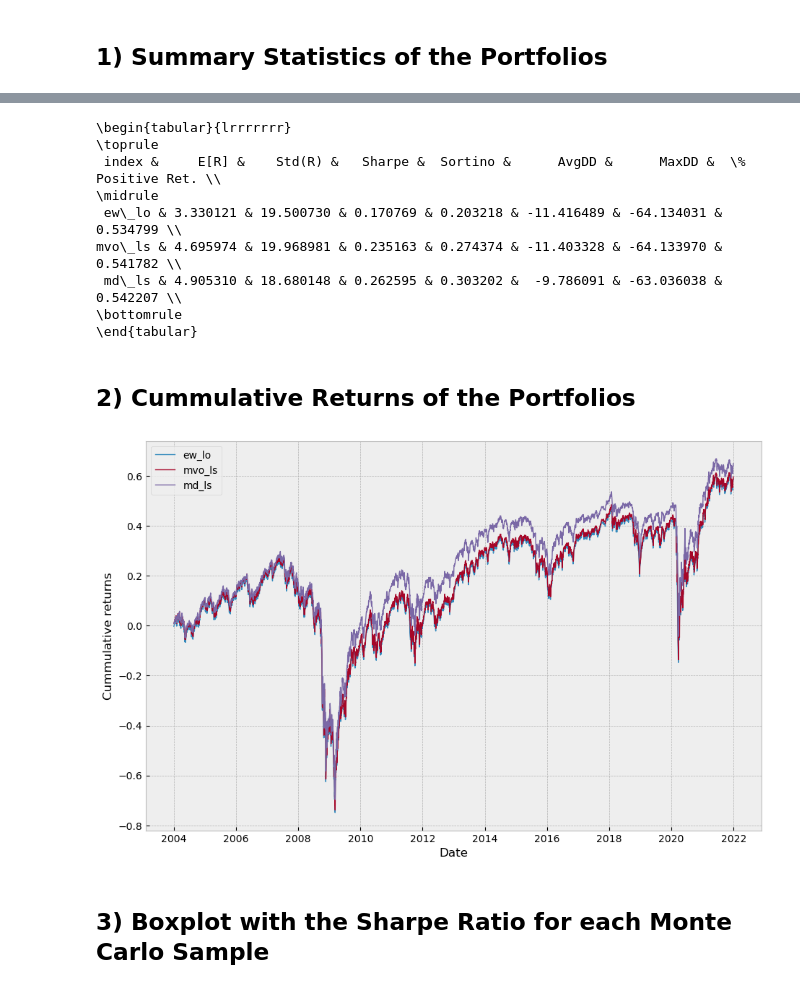
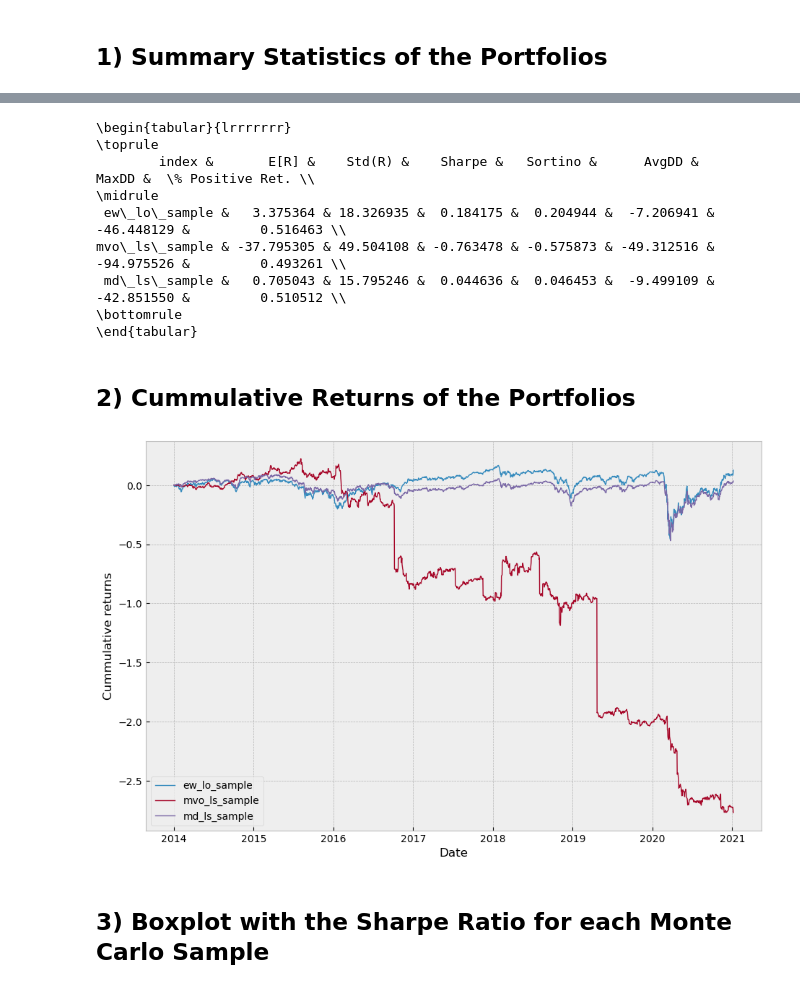
Before and after one commit to dcuoliveira/graph-portfolio-opt, a Jupyter notebook: src/results_report.ipynb, the cells around one changed output, grey strips where cells are left out. Saved outputs shown, nothing was run; the diff lists cells and outputs as text; code cells hidden in the pictures.

```diff
--- a/src/results_report.ipynb
+++ b/src/results_report.ipynb
@@ -11,7 +11,7 @@ from utils.diagnostics import compute_summary_statistics
 plt.style.use('bmh')
 plt.rcParams['lines.linewidth'] = 1
 # %%
-model_names = ["ew_lo", "mvo_ls", "md_ls"]
+model_names = ["ew_lo_sample", "mvo_ls_sample", "md_ls_sample"]
 stats_order = ["E[R]", "Std(R)", "Sharpe", "Sortino", "AvgDD", "MaxDD", "% Positive Ret."]
 # %%
 def aggregate_results(path):
@@ -72,11 +72,11 @@ print(all_stats_df.reset_index().to_latex(index=False))
 # %% [output]
 \begin{tabular}{lrrrrrrr}
 \toprule
- index &     E[R] &    Std(R) &   Sharpe &  Sortino &      AvgDD &      MaxDD &  \% Positive Ret. \\
+        index &       E[R] &    Std(R) &    Sharpe &   Sortino &      AvgDD &      MaxDD &  \% Positive Ret. \\
 \midrule
- ew\_lo & 3.330121 & 19.500730 & 0.170769 & 0.203218 & -11.416489 & -64.134031 &         0.534799 \\
-mvo\_ls & 4.695974 & 19.968981 & 0.235163 & 0.274374 & -11.403328 & -64.133970 &         0.541782 \\
- md\_ls & 4.905310 & 18.680148 & 0.262595 & 0.303202 &  -9.786091 & -63.036038 &         0.542207 \\
+ ew\_lo\_sample &   3.375364 & 18.326935 &  0.184175 &  0.204944 &  -7.206941 & -46.448129 &         0.516463 \\
+mvo\_ls\_sample & -37.795305 & 49.504108 & -0.763478 & -0.575873 & -49.312516 & -94.975526 &         0.493261 \\
+ md\_ls\_sample &   0.705043 & 15.795246 &  0.044636 &  0.046453 &  -9.499109 & -42.851550 &         0.510512 \\
 \bottomrule
 \end{tabular}
 # %% [markdown]
@@ -84,18 +84,18 @@ mvo\_ls & 4.695974 & 19.968981 & 0.235163 & 0.274374 & -11.403328 & -64.133970 &
 # %%
 
 fig, ax = plt.subplots(figsize=(11, 7))
 for model in model_names:
     summary_df = all_summary_df.loc[all_summary_df["model"] == model]
-    cum_pnl_df = summary_df.groupby("date").sum()[["pnl"]].loc["2004-01-01":].cumsum().reset_index()
+    cum_pnl_df = summary_df.groupby("date").sum()[["pnl"]].loc["2014-01-01":].cumsum().reset_index()
     ax.plot(pd.to_datetime(cum_pnl_df['date']), cum_pnl_df["pnl"], label=model)
 
 plt.xlabel("Date")
 plt.ylabel("Cummulative returns")
 plt.legend(loc='best', fontsize=10)
 # fig.savefig('img/' + ticker + '_' + key1 + '_fs_methods.png')
 plt.show()
 # %% [output]
-[figure, old version]
+[figure, new version]
 # %% [markdown]
 ## 3) Boxplot with the Sharpe Ratio for each Monte Carlo Sample
 # %% [markdown]
```
Also changed, not shown: parts of 1 cell of this notebook.
